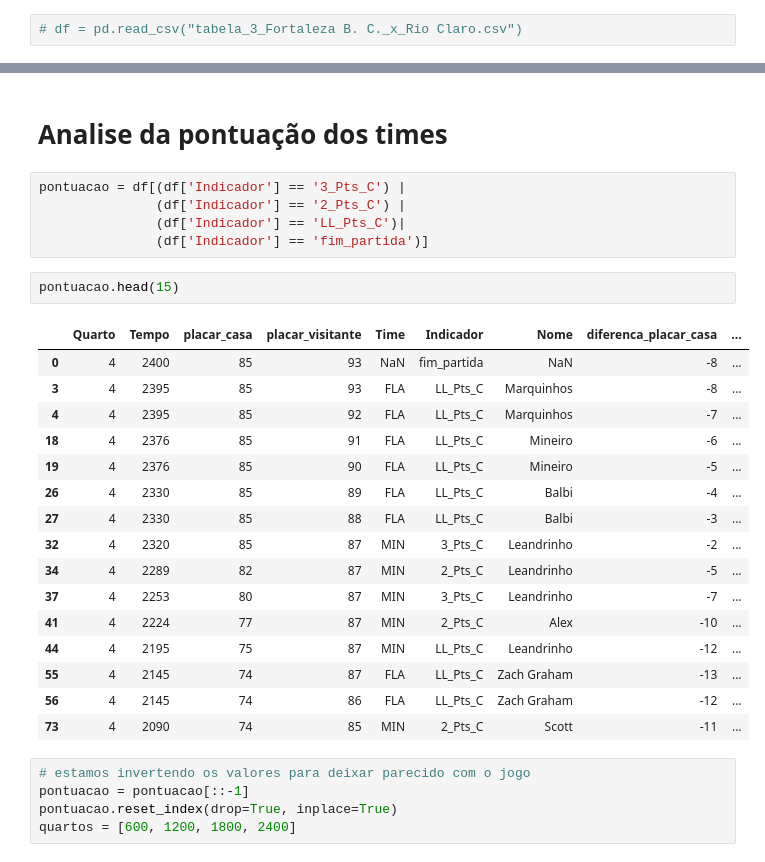
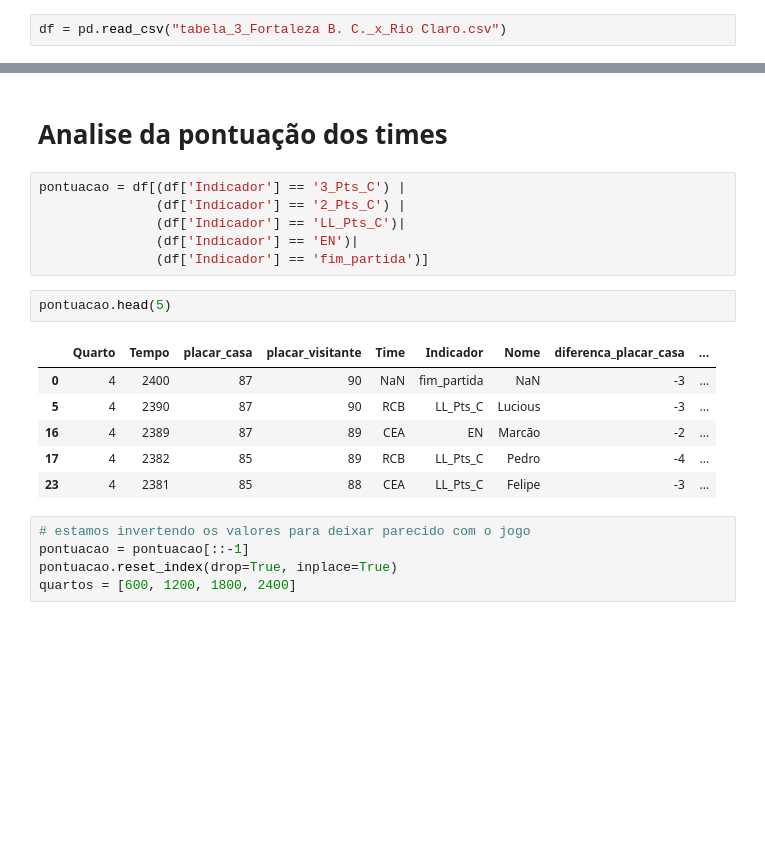
Before and after one commit to Rafael-Prochnow/Analise-descritiva-para-um-time, a Jupyter notebook: Jogada_Jogada.ipynb, the cells around one changed output, grey strips where cells are left out. Cells and saved outputs as stored; diff of their text form; blank space fills up the shorter version.

```diff
--- a/Jogada_Jogada.ipynb
+++ b/Jogada_Jogada.ipynb
@@ -64,7 +64,7 @@ df = pd.read_csv("tabela_1_Minas_x_Flamengo.csv")
 # %%
 # df = pd.read_csv("tabela_2_UNIFACISA_x_Rio Claro.csv")
 # %%
-# df = pd.read_csv("tabela_3_Fortaleza B. C._x_Rio Claro.csv")
+df = pd.read_csv("tabela_3_Fortaleza B. C._x_Rio Claro.csv")
 # %%
 # df = pd.read_csv("tabela_4_Minas_x_Botafogo.csv")
 # %%
@@ -187,26 +187,17 @@ df
 pontuacao = df[(df['Indicador'] == '3_Pts_C') |
                (df['Indicador'] == '2_Pts_C') |
                (df['Indicador'] == 'LL_Pts_C')|
+               (df['Indicador'] == 'EN')|
                (df['Indicador'] == 'fim_partida')]
 # %%
-pontuacao.head(15)
+pontuacao.head(5)
 # %% [output]
 |  | Quarto | Tempo | placar_casa | placar_visitante | Time | Indicador | Nome | diferenca_placar_casa | ... |
-| 0 | 4 | 2400 | 85 | 93 | NaN | fim_partida | NaN | -8 | ... |
-| 3 | 4 | 2395 | 85 | 93 | FLA | LL_Pts_C | Marquinhos | -8 | ... |
-| 4 | 4 | 2395 | 85 | 92 | FLA | LL_Pts_C | Marquinhos | -7 | ... |
-| 18 | 4 | 2376 | 85 | 91 | FLA | LL_Pts_C | Mineiro | -6 | ... |
-| 19 | 4 | 2376 | 85 | 90 | FLA | LL_Pts_C | Mineiro | -5 | ... |
-| 26 | 4 | 2330 | 85 | 89 | FLA | LL_Pts_C | Balbi | -4 | ... |
-| 27 | 4 | 2330 | 85 | 88 | FLA | LL_Pts_C | Balbi | -3 | ... |
-| 32 | 4 | 2320 | 85 | 87 | MIN | 3_Pts_C | Leandrinho | -2 | ... |
-| 34 | 4 | 2289 | 82 | 87 | MIN | 2_Pts_C | Leandrinho | -5 | ... |
-| 37 | 4 | 2253 | 80 | 87 | MIN | 3_Pts_C | Leandrinho | -7 | ... |
-| 41 | 4 | 2224 | 77 | 87 | MIN | 2_Pts_C | Alex | -10 | ... |
-| 44 | 4 | 2195 | 75 | 87 | MIN | LL_Pts_C | Leandrinho | -12 | ... |
-| 55 | 4 | 2145 | 74 | 87 | FLA | LL_Pts_C | Zach Graham | -13 | ... |
-| 56 | 4 | 2145 | 74 | 86 | FLA | LL_Pts_C | Zach Graham | -12 | ... |
-| 73 | 4 | 2090 | 74 | 85 | MIN | 2_Pts_C | Scott | -11 | ... |
+| 0 | 4 | 2400 | 87 | 90 | NaN | fim_partida | NaN | -3 | ... |
+| 5 | 4 | 2390 | 87 | 90 | RCB | LL_Pts_C | Lucious | -3 | ... |
+| 16 | 4 | 2389 | 87 | 89 | CEA | EN | Marcão | -2 | ... |
+| 17 | 4 | 2382 | 85 | 89 | RCB | LL_Pts_C | Pedro | -4 | ... |
+| 23 | 4 | 2381 | 85 | 88 | CEA | LL_Pts_C | Felipe | -3 | ... |
 # %%
 # estamos invertendo os valores para deixar parecido com o jogo
 pontuacao = pontuacao[::-1]
```
Also changed, not shown: parts of 51 cells of this notebook.
